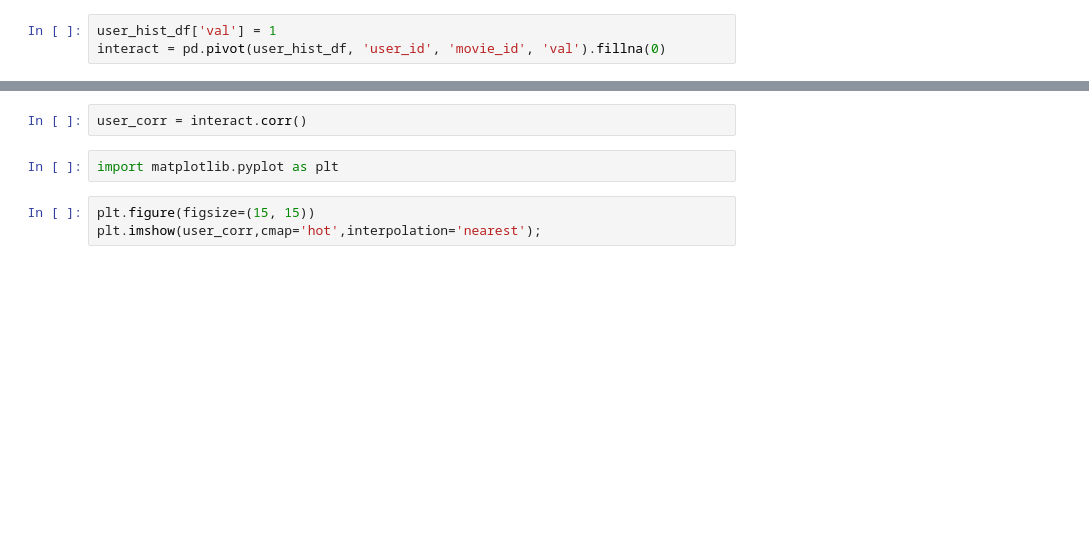
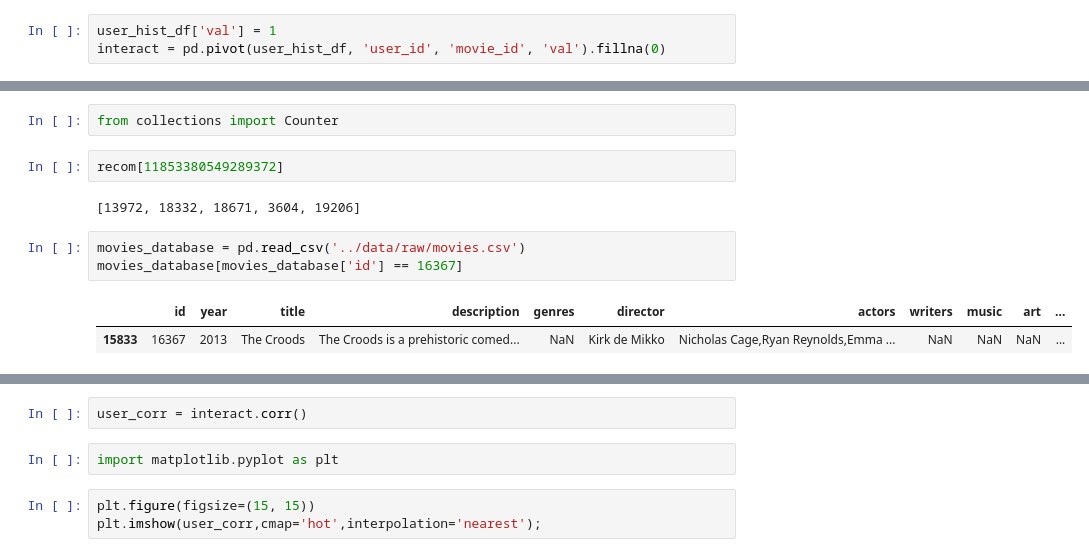
Before and after one commit to danilpolkov/sweet_RS, a Jupyter notebook: notebooks/content_based.ipynb, the cells around one changed output, grey strips where cells are left out. Cells and saved outputs as stored; diff of their text form; blank space fills up the shorter version.

```diff
--- a/notebooks/user2user.ipynb
+++ b/notebooks/content_based.ipynb
@@ -19,0 +185,12 @@ interact.shape
+# %%
+from collections import Counter
+# %%
+recom[11853380549289372]
+# %% [output]
+[13972, 18332, 18671, 3604, 19206]
+# %%
+movies_database = pd.read_csv('../data/raw/movies.csv')
+movies_database[movies_database['id'] == 16367]
+# %% [output]
+|  | id | year | title | description | genres | director | actors | writers | music | art | ... |
+| 15833 | 16367 | 2013 | The Croods | The Croods is a prehistoric comed... | NaN | Kirk de Mikko | Nicholas Cage,Ryan Reynolds,Emma ... | NaN | NaN | NaN | ... |
```
Also changed, not shown: parts of 30 cells of this notebook, 6 other files.
